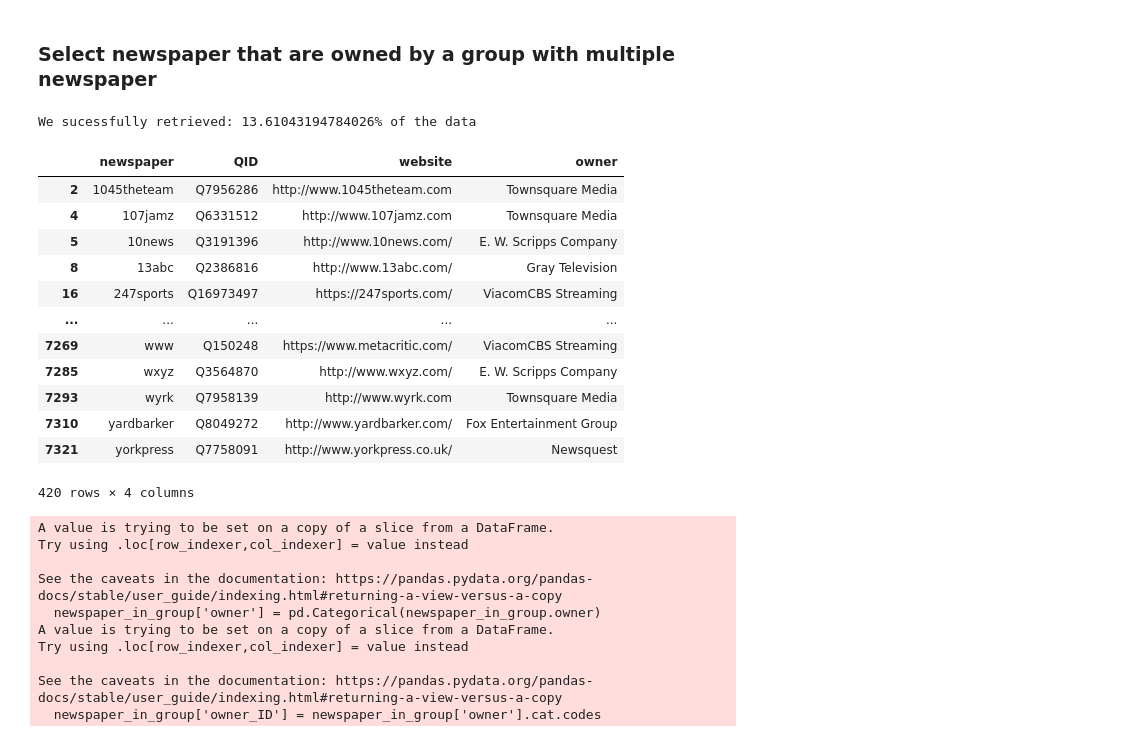
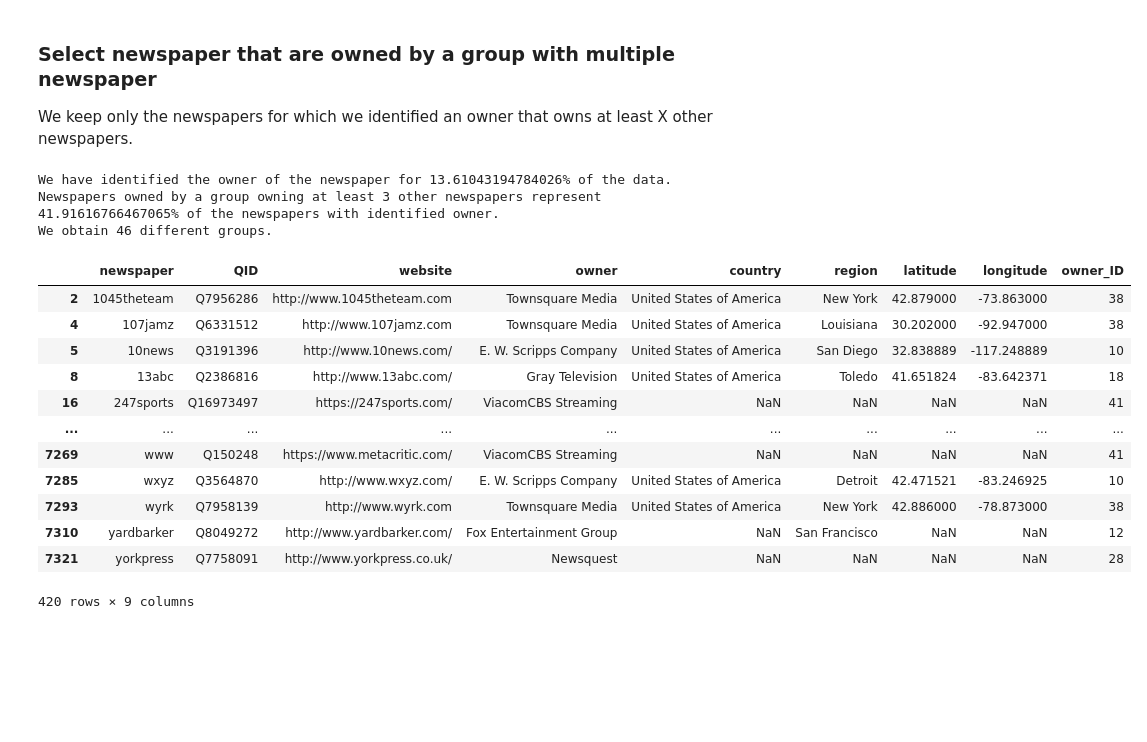
Before and after one commit to epfl-ada/ada-2021-project-mahj, a Jupyter notebook: PCA2D.ipynb, the cells around one changed output. Saved outputs shown, nothing was run; the diff lists cells and outputs as text; code cells hidden in the pictures; blank space fills up the shorter version.

Commit message:
Clean and add country features into the analysis

```diff
--- a/PCA2D.ipynb
+++ b/PCA2D.ipynb
@@ -32,10 +29,11 @@ with open(PICKLE_SPEAKER_TO_INDEX, 'rb') as handle:
 with open(PICKLE_INDEX_TO_SPEAKER, 'rb') as handle:
     index_to_speaker = pickle.load(handle)
 
+
 with open(PICKLE_INDEX_TO_TOKEN, 'rb') as handle:
     index_to_token = pickle.load(handle)
 
 with open(PICKLE_TOKEN_TO_INDEX, 'rb') as handle:
     token_to_index = pickle.load(handle)
 
-newspaper_owner = pd.read_csv(FILE_NEWSPAPER_OWNER)
+newspaper_infos = pd.read_csv(FILE_NEWSPAPER_INFOS)
@@ -42,46 +58,42 @@ newspaper_owner = pd.read_csv(FILE_NEWSPAPER_OWNER)
 # %% [markdown]
 ### Select newspaper that are owned by a group with multiple newspaper
+We keep only the newspapers for which we identified an owner that owns at least X other newspapers.
 # %%
 #Minimum number of newspaper needed in a group to consider that group
 MIN_NEWSPAPER_COUNT = 4
 
-newspaper_with_owner = newspaper_owner[~newspaper_owner["owner"].isnull()]
+# Remove newspaper without identified owner
+newspaper_with_owner = newspaper_infos[newspaper_infos["owner"].notnull()]
+print(f'We have identified the owner of the newspaper for {len(newspaper_with_owner) / len(newspaper_infos) * 100}% of the data.')
 
-print(f'We sucessfully retrieved: {len(newspaper_with_owner) / len(newspaper_owner) * 100}% of the data')
+# Remove newspaper with less than MIN_NEWSPAPER_COUNT - 1 other newspapers owned by the same group
+num_np_by_owner = newspaper_with_owner.groupby("owner").count()["newspaper"]
+group_owner = set(num_np_by_owner[num_np_by_owner >= MIN_NEWSPAPER_COUNT].index)
+newspaper_in_group = newspaper_with_owner[newspaper_with_owner["owner"].isin(group_owner)].copy()
 
-num_np_by_owner = newspaper_with_owner.groupby("owner").count()["newspaper"]
+print(f"Newspapers owned by a group owning at least {MIN_NEWSPAPER_COUNT-1} other newspapers represent {len(newspaper_in_group) / len(newspaper_with_owner) * 100}% of the newspapers with identified owner.")
 
-group_owner = set(num_np_by_owner[num_np_by_owner >= MIN_NEWSPAPER_COUNT].index)
+# Add an ID to the owner
+newspaper_in_group['owner'] = pd.Categorical(newspaper_in_group.owner)
+newspaper_in_group['owner_ID'] = newspaper_in_group['owner'].cat.codes
 
-newspaper_in_group = newspaper_with_owner[newspaper_with_owner["owner"].isin(group_owner)]
+print(f'We obtain {newspaper_in_group["owner"].nunique()} different groups.')
 
 newspaper_in_group
 # %% [output]
-We sucessfully retrieved: 13.61043194784026% of the data
+We have identified the owner of the newspaper for 13.61043194784026% of the data.
+Newspapers owned by a group owning at least 3 other newspapers represent 41.91616766467065% of the newspapers with identified owner.
+We obtain 46 different groups.
-|  | newspaper | QID | website | owner |
-| 2 | 1045theteam | Q7956286 | http://www.1045theteam.com | Townsquare Media |
-| 4 | 107jamz | Q6331512 | http://www.107jamz.com | Townsquare Media |
-| 5 | 10news | Q3191396 | http://www.10news.com/ | E. W. Scripps Company |
-| 8 | 13abc | Q2386816 | http://www.13abc.com/ | Gray Television |
-| 16 | 247sports | Q16973497 | https://247sports.com/ | ViacomCBS Streaming |
-| ... | ... | ... | ... | ... |
-| 7269 | www | Q150248 | https://www.metacritic.com/ | ViacomCBS Streaming |
-| 7285 | wxyz | Q3564870 | http://www.wxyz.com/ | E. W. Scripps Company |
-| 7293 | wyrk | Q7958139 | http://www.wyrk.com | Townsquare Media |
-| 7310 | yardbarker | Q8049272 | http://www.yardbarker.com/ | Fox Entertainment Group |
-| 7321 | yorkpress | Q7758091 | http://www.yorkpress.co.uk/ | Newsquest |
+|  | newspaper | QID | website | owner | country | region | latitude | longitude | owner_ID |
+| 2 | 1045theteam | Q7956286 | http://www.1045theteam.com | Townsquare Media | United States of America | New York | 42.879000 | -73.863000 | 38 |
+| 4 | 107jamz | Q6331512 | http://www.107jamz.com | Townsquare Media | United States of America | Louisiana | 30.202000 | -92.947000 | 38 |
+| 5 | 10news | Q3191396 | http://www.10news.com/ | E. W. Scripps Company | United States of America | San Diego | 32.838889 | -117.248889 | 10 |
+| 8 | 13abc | Q2386816 | http://www.13abc.com/ | Gray Television | United States of America | Toledo | 41.651824 | -83.642371 | 18 |
+| 16 | 247sports | Q16973497 | https://247sports.com/ | ViacomCBS Streaming | NaN | NaN | NaN | NaN | 41 |
+| ... | ... | ... | ... | ... | ... | ... | ... | ... | ... |
+| 7269 | www | Q150248 | https://www.metacritic.com/ | ViacomCBS Streaming | NaN | NaN | NaN | NaN | 41 |
+| 7285 | wxyz | Q3564870 | http://www.wxyz.com/ | E. W. Scripps Company | United States of America | Detroit | 42.471521 | -83.246925 | 10 |
+| 7293 | wyrk | Q7958139 | http://www.wyrk.com | Townsquare Media | United States of America | New York | 42.886000 | -78.873000 | 38 |
+| 7310 | yardbarker | Q8049272 | http://www.yardbarker.com/ | Fox Entertainment Group | NaN | San Francisco | NaN | NaN | 12 |
+| 7321 | yorkpress | Q7758091 | http://www.yorkpress.co.uk/ | Newsquest | NaN | NaN | NaN | NaN | 28 |
-420 rows × 4 columns
+420 rows × 9 columns
-# %%
-newspaper_in_group['owner'] = pd.Categorical(newspaper_in_group.owner)
-newspaper_in_group['owner_ID'] = newspaper_in_group['owner'].cat.codes
-# %% [output]
-A value is trying to be set on a copy of a slice from a DataFrame.
-Try using .loc[row_indexer,col_indexer] = value instead
-
-See the caveats in the documentation: https://pandas.pydata.org/pandas-docs/stable/user_guide/indexing.html#returning-a-view-versus-a-copy
-  newspaper_in_group['owner'] = pd.Categorical(newspaper_in_group.owner)
-A value is trying to be set on a copy of a slice from a DataFrame.
-Try using .loc[row_indexer,col_indexer] = value instead
-
-See the caveats in the documentation: https://pandas.pydata.org/pandas-docs/stable/user_guide/indexing.html#returning-a-view-versus-a-copy
-  newspaper_in_group['owner_ID'] = newspaper_in_group['owner'].cat.codes
```
Also changed, not shown: parts of 39 cells of this notebook, 2 other files.
